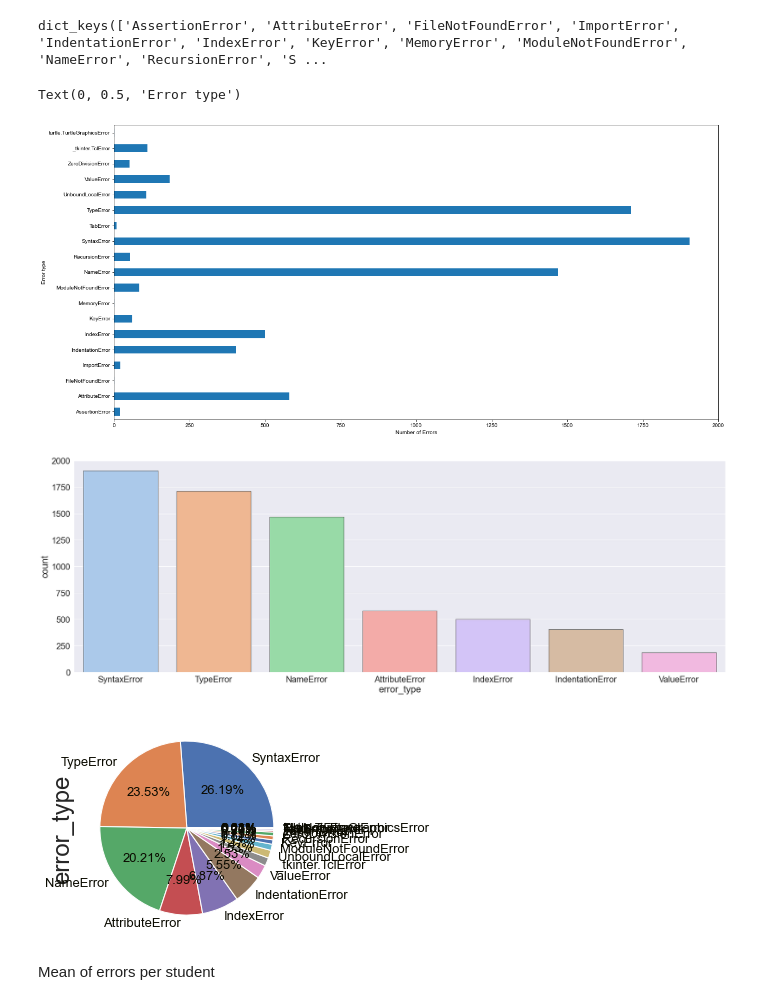
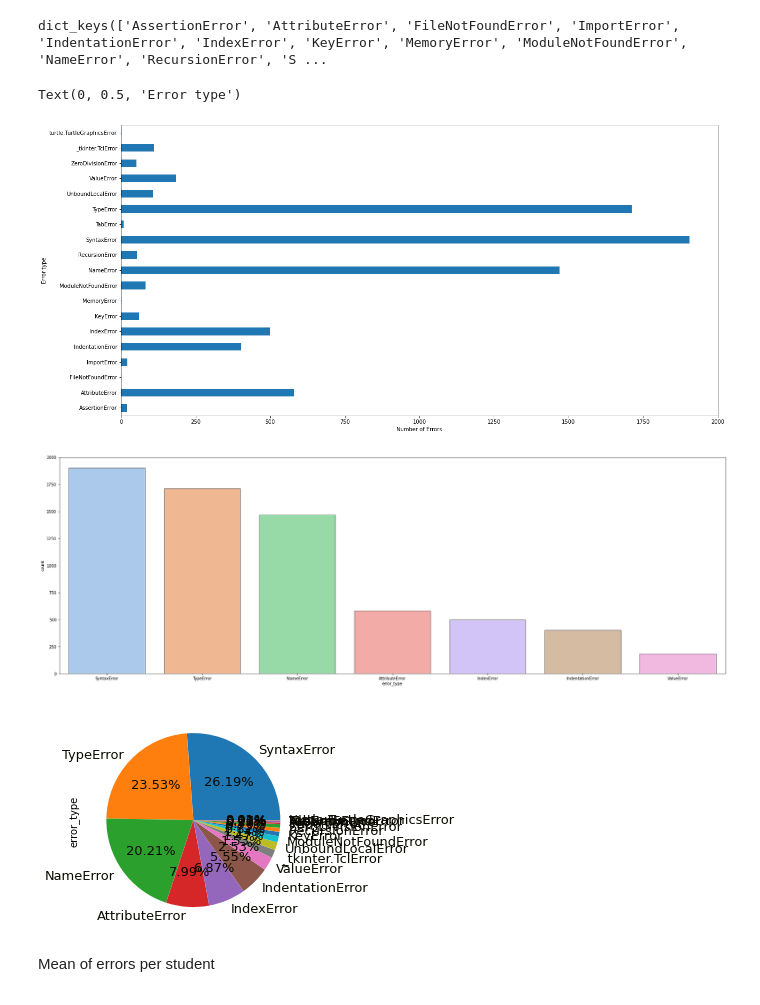
Before and after one commit to alefreda/thonny-log-analysis, a Jupyter notebook: Thonny_log_analysis.ipynb, the cells around one changed output. Saved outputs shown, nothing was run; the diff lists cells and outputs as text; code cells hidden in the pictures.

```diff
--- a/Thonny_log_analysis.ipynb
+++ b/Thonny_log_analysis.ipynb
@@ -302,20 +302,20 @@ dict_keys(['AssertionError', 'AttributeError', 'FileNotFoundError', 'ImportError
 # %%
 plt.figure(figsize=(20, 10))
 new_df_errors.groupby(['error_type'])['error_type'].count().plot(kind='barh')
-sns.set_theme(font_scale=2)
+
 plt.xlabel("Number of Errors")
 plt.ylabel("Error type")
 # %% [output]
 Text(0, 0.5, 'Error type')
-[figure, old version]
+[figure, new version]
 # %%
 plt.figure(figsize=(30, 10))
 
 sns.countplot(x=new_df_errors['error_type'], data=new_df_errors, palette="pastel", edgecolor=".3", order = new_df_errors['error_type'].value_counts().iloc[:7].index)
-sns.set_theme(font_scale=2)
+
 plt.show()
 # %% [output]
-[figure, old version]
+[figure, new version]
 # %%
 
 new_df_errors['error_type'].value_counts().plot.pie(autopct="%1.2f%%",
@@ -323,7 +323,7 @@ new_df_errors['error_type'].value_counts().plot.pie(autopct="%1.2f%%",
 
 plt.show()
 # %% [output]
-[figure, old version]
+[figure, new version]
 # %% [markdown]
 Mean of errors per student
 # %%
```
Also changed, not shown: parts of 29 cells of this notebook.
